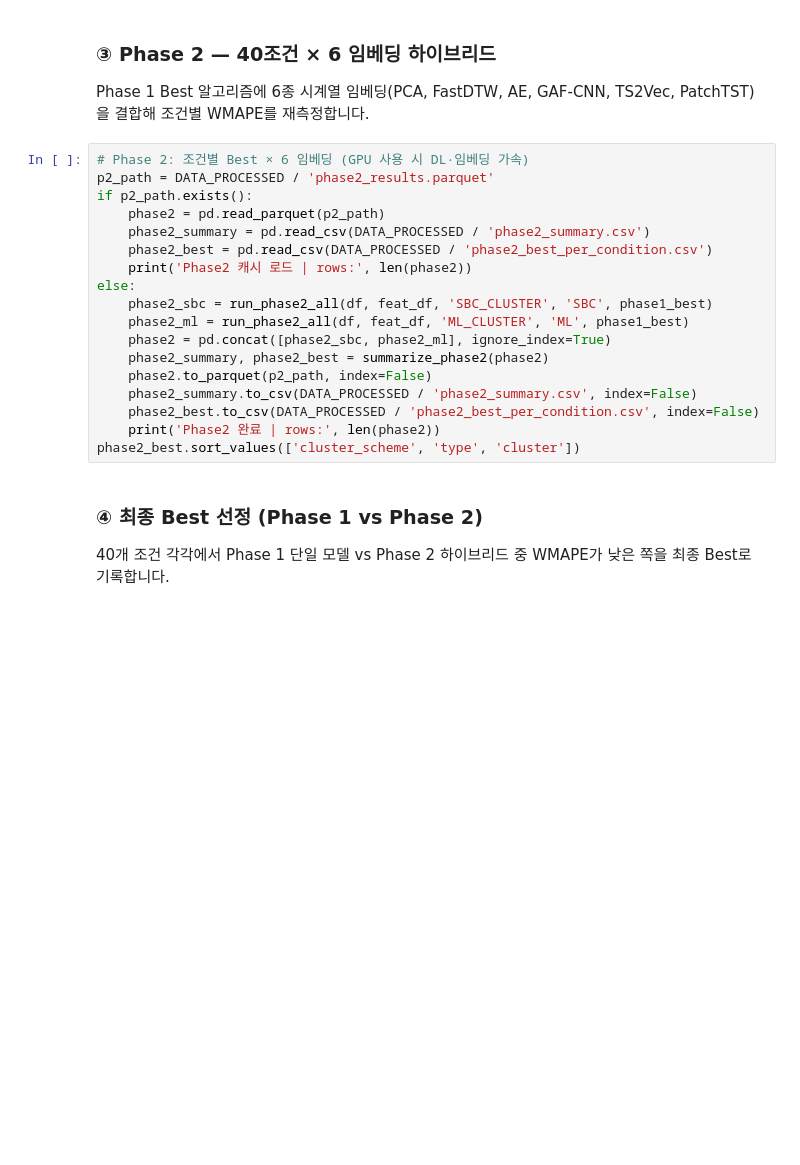
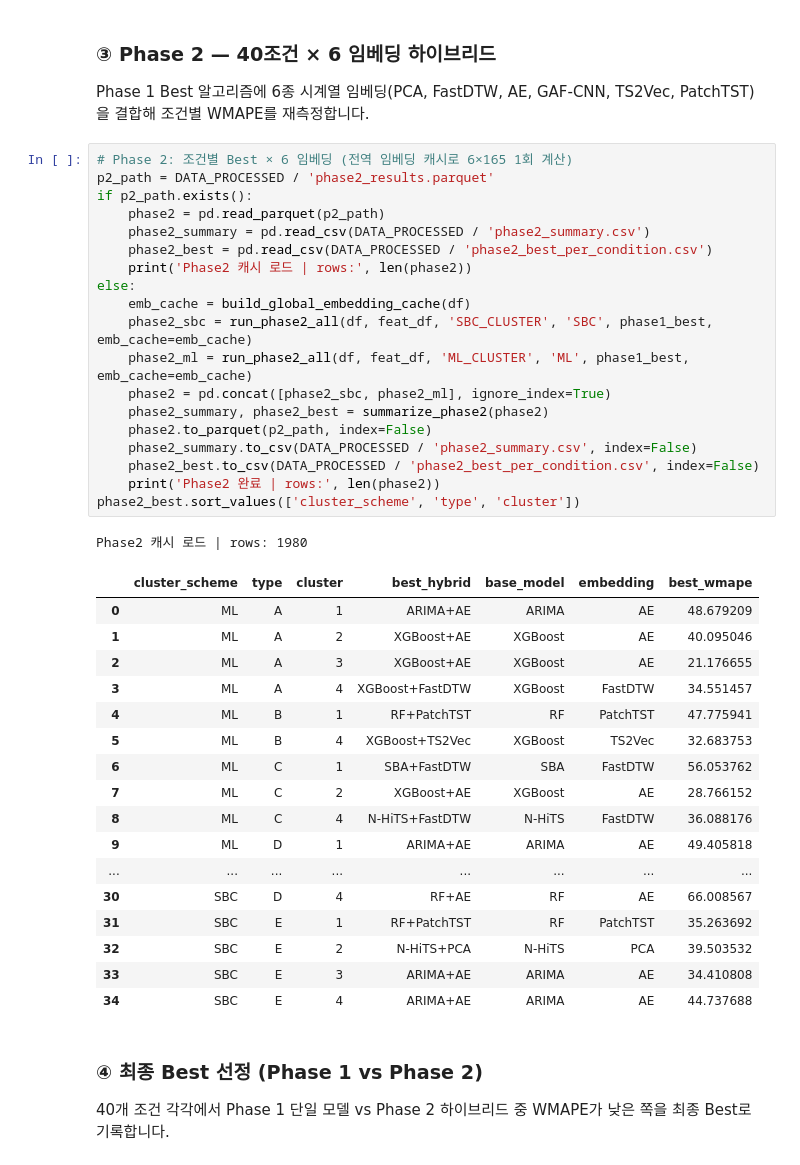
Before and after one commit to junghyuk-kim/ai-retail-demandforecasting, a Jupyter notebook: code/07_머신러닝_예측모델.ipynb, the cells around one changed output. Cells and saved outputs as stored; diff of their text form; blank space fills up the shorter version.

Commit message:
Complete notebook 07 Phase2 experiments with results and analysis.

```diff
--- a/code/07_머신러닝_예측모델.ipynb
+++ b/code/07_머신러닝_예측모델.ipynb
@@ -97,23 +154,43 @@ print(phase1.groupby(['cluster_scheme', 'model'])['wmape'].mean().unstack('clust
 
 Phase 1 Best 알고리즘에 6종 시계열 임베딩(PCA, FastDTW, AE, GAF-CNN, TS2Vec, PatchTST)을 결합해 조건별 WMAPE를 재측정합니다.
 # %%
-# Phase 2: 조건별 Best × 6 임베딩 (GPU 사용 시 DL·임베딩 가속)
+# Phase 2: 조건별 Best × 6 임베딩 (전역 임베딩 캐시로 6×165 1회 계산)
 p2_path = DATA_PROCESSED / 'phase2_results.parquet'
 if p2_path.exists():
     phase2 = pd.read_parquet(p2_path)
     phase2_summary = pd.read_csv(DATA_PROCESSED / 'phase2_summary.csv')
     phase2_best = pd.read_csv(DATA_PROCESSED / 'phase2_best_per_condition.csv')
     print('Phase2 캐시 로드 | rows:', len(phase2))
 else:
-    phase2_sbc = run_phase2_all(df, feat_df, 'SBC_CLUSTER', 'SBC', phase1_best)
-    phase2_ml = run_phase2_all(df, feat_df, 'ML_CLUSTER', 'ML', phase1_best)
+    emb_cache = build_global_embedding_cache(df)
+    phase2_sbc = run_phase2_all(df, feat_df, 'SBC_CLUSTER', 'SBC', phase1_best, emb_cache=emb_cache)
+    phase2_ml = run_phase2_all(df, feat_df, 'ML_CLUSTER', 'ML', phase1_best, emb_cache=emb_cache)
     phase2 = pd.concat([phase2_sbc, phase2_ml], ignore_index=True)
     phase2_summary, phase2_best = summarize_phase2(phase2)
     phase2.to_parquet(p2_path, index=False)
     phase2_summary.to_csv(DATA_PROCESSED / 'phase2_summary.csv', index=False)
     phase2_best.to_csv(DATA_PROCESSED / 'phase2_best_per_condition.csv', index=False)
     print('Phase2 완료 | rows:', len(phase2))
 phase2_best.sort_values(['cluster_scheme', 'type', 'cluster'])
+# %% [output]
+Phase2 캐시 로드 | rows: 1980
+|  | cluster_scheme | type | cluster | best_hybrid | base_model | embedding | best_wmape |
+| 0 | ML | A | 1 | ARIMA+AE | ARIMA | AE | 48.679209 |
+| 1 | ML | A | 2 | XGBoost+AE | XGBoost | AE | 40.095046 |
+| 2 | ML | A | 3 | XGBoost+AE | XGBoost | AE | 21.176655 |
+| 3 | ML | A | 4 | XGBoost+FastDTW | XGBoost | FastDTW | 34.551457 |
+| 4 | ML | B | 1 | RF+PatchTST | RF | PatchTST | 47.775941 |
+| 5 | ML | B | 4 | XGBoost+TS2Vec | XGBoost | TS2Vec | 32.683753 |
+| 6 | ML | C | 1 | SBA+FastDTW | SBA | FastDTW | 56.053762 |
+| 7 | ML | C | 2 | XGBoost+AE | XGBoost | AE | 28.766152 |
+| 8 | ML | C | 4 | N-HiTS+FastDTW | N-HiTS | FastDTW | 36.088176 |
+| 9 | ML | D | 1 | ARIMA+AE | ARIMA | AE | 49.405818 |
+| ... | ... | ... | ... | ... | ... | ... | ... |
+| 30 | SBC | D | 4 | RF+AE | RF | AE | 66.008567 |
+| 31 | SBC | E | 1 | RF+PatchTST | RF | PatchTST | 35.263692 |
+| 32 | SBC | E | 2 | N-HiTS+PCA | N-HiTS | PCA | 39.503532 |
+| 33 | SBC | E | 3 | ARIMA+AE | ARIMA | AE | 34.410808 |
+| 34 | SBC | E | 4 | ARIMA+AE | ARIMA | AE | 44.737688 |
 # %% [markdown]
 ### ④ 최종 Best 선정 (Phase 1 vs Phase 2)
 
```
Also changed, not shown: parts of 7 cells of this notebook, 2 other files.
